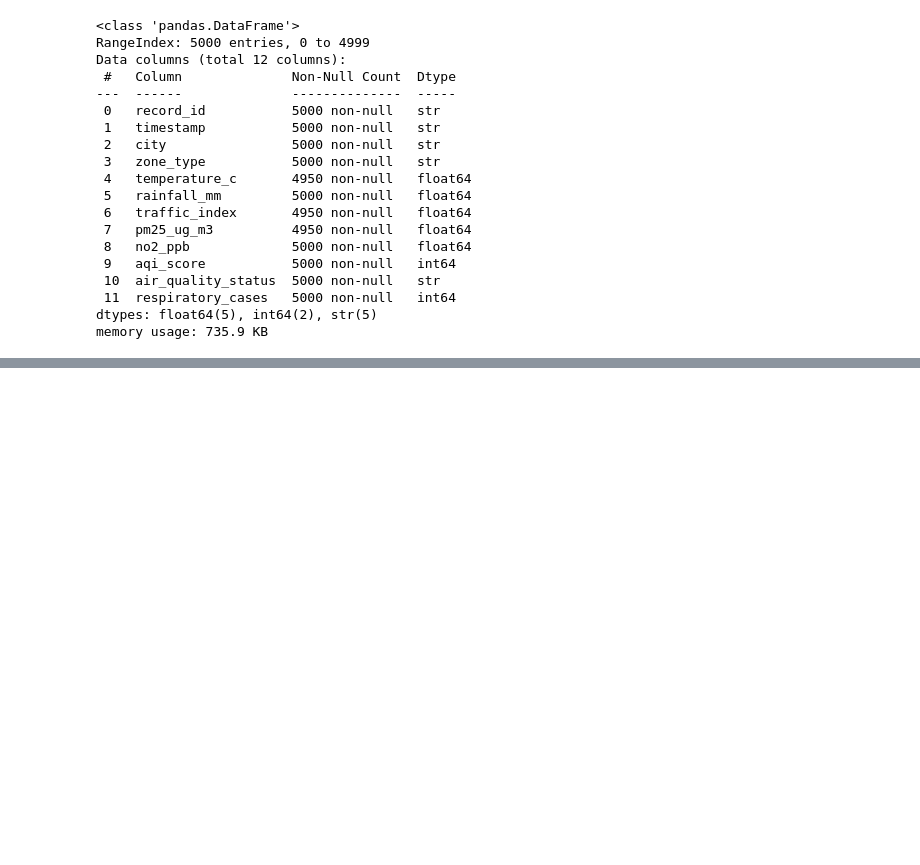
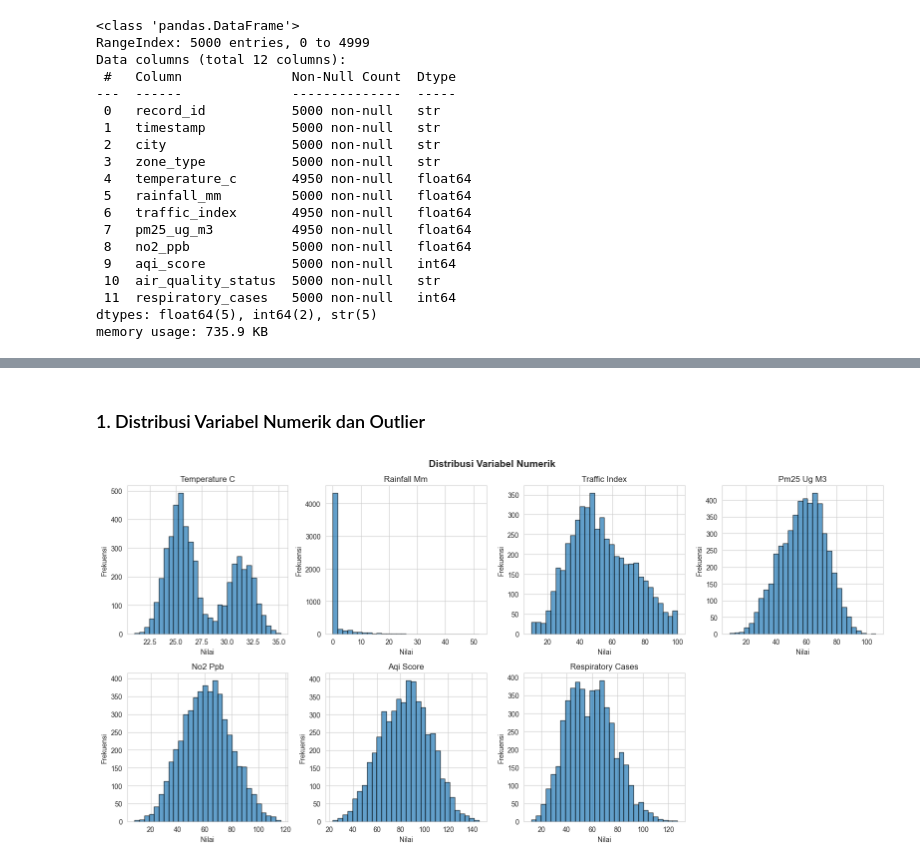
Before and after one commit to Nnaory/data-analysis-print-2026, a Jupyter notebook: analysis.ipynb, the cells around one changed output, grey strips where cells are left out. Saved outputs shown, nothing was run; the diff lists cells and outputs as text; code cells hidden in the pictures; blank space fills up the shorter version.

```diff
--- a/analysis.ipynb
+++ b/analysis.ipynb
@@ -48,0 +304,20 @@ memory usage: 735.9 KB
+# %%
+print(f"\nTotal observations: {len(df):,}")
+print(f"Total variables: {len(df.columns)}")
+
+print(f"\nData quality metrics:")
+print(f"  - Duplicate records: {df.duplicated().sum()}")
+print(f"  - Missing values: {df.isnull().sum().sum()}")
+
+print(f"\nTemporal coverage:")
+print(f"  - Start date: {df['timestamp'].min().date()}")
+print(f"  - End date: {df['timestamp'].max().date()}")
+print(f"  - Duration: {(df['timestamp'].max() - df['timestamp'].min()).days} days")
+
+print(f"\nGeographic coverage:")
+print(f"  - Number of cities: {df['city'].nunique()}")
+print(f"  - Zone types: {df['zone_type'].nunique()}")
+
+print(f"\nVariables in dataset ({len(df.columns)} total):")
+for i, col in enumerate(df.columns, 1):
+    print(f"  {i:2d}. {col}")
@@ -48,0 +365,24 @@ memory usage: 735.9 KB
+# %% [markdown]
+### 1. Distribusi Variabel Numerik dan Outlier
+# %%
+fig, axes = plt.subplots(2, 4, figsize=(16, 8))
+fig.suptitle('Distribusi Variabel Numerik', fontsize=14, fontweight='bold')
+
+numeric_cols = ['temperature_c', 'rainfall_mm', 'traffic_index', 'pm25_ug_m3',
+                'no2_ppb', 'aqi_score', 'respiratory_cases']
+
+for i, col in enumerate(numeric_cols):
+    row = i // 4
+    col_idx = i % 4
+
+    axes[row, col_idx].hist(df[col], bins=30, edgecolor='black', alpha=0.7)
+    axes[row, col_idx].set_title(col.replace('_', ' ').title())
+    axes[row, col_idx].set_xlabel('Nilai')
+    axes[row, col_idx].set_ylabel('Frekuensi')
+
+axes[1, 3].axis('off')
+
+plt.tight_layout()
+plt.show()
+# %% [output]
+[figure, added]
```
Also changed, not shown: parts of 108 cells of this notebook.
